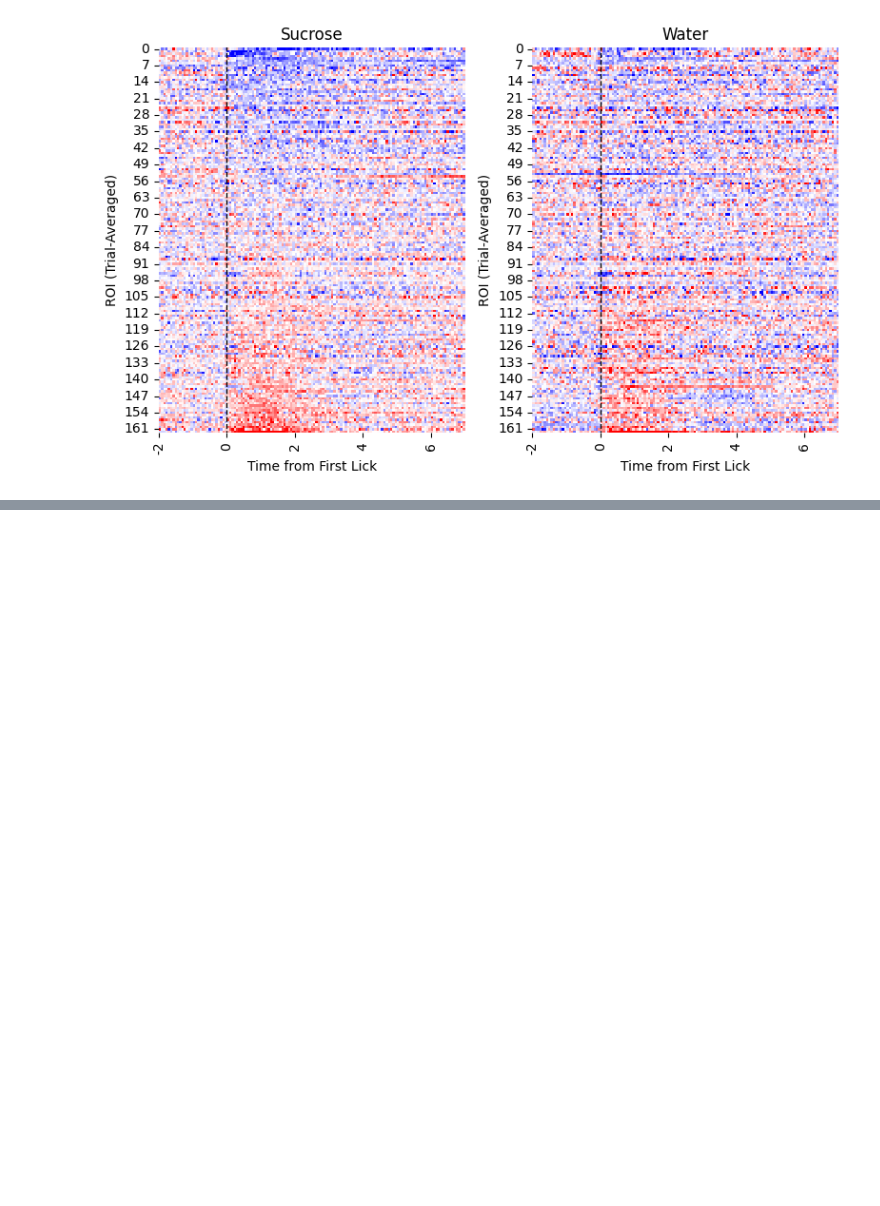
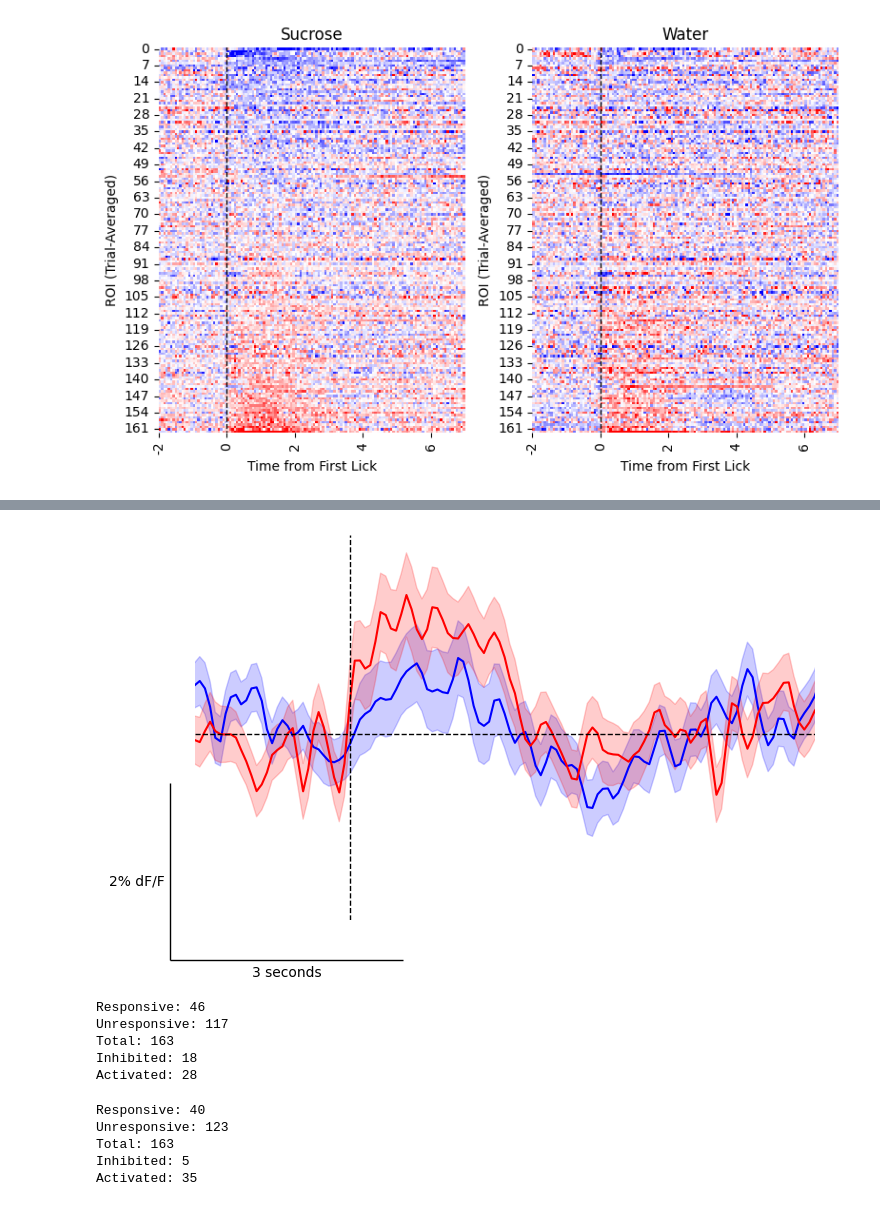
Before and after one commit to RohanSavani/PVN_GLP1R_2P, a Jupyter notebook: src/notebooks/sucrosewater.ipynb, the cells around one changed output, grey strips where cells are left out. Drawn from its saved outputs; the diff is of its cells as text; code cells hidden in the pictures; blank space fills up the shorter version.

```diff
--- a/src/notebooks/sucrosewater.ipynb
+++ b/src/notebooks/sucrosewater.ipynb
@@ -60,0 +95,36 @@ fig.tight_layout()
+# %%
+
+fig, ax = plt.subplots(1, figsize=(8, 5))
+avg_f_suc = np.nanmean(f_suc, axis=0)
+avg_f_w = np.nanmean(f_w, axis=0)
+ax.plot(np.arange(0, 225), avg_f_suc, color = 'blue', label = 'Activated')
+ax.plot(np.arange(0, 225), avg_f_w, color = 'red', label = 'Inhibited')
+ax.fill_between(np.arange(0, 225), avg_f_suc - stats.sem(f_suc, axis=0), avg_f_suc + stats.sem(f_suc, axis=0), color = 'blue', alpha = 0.2)
+ax.fill_between(np.arange(0, 225), avg_f_w - stats.sem(f_w, axis=0), avg_f_w + stats.sem(f_w, axis=0), color = 'red', alpha = 0.2)
+ax.axvline(x = 75, color = 'black', linestyle = '--', lw = 1)
+ax.axhline(y= 1, color = 'black', linestyle = '--', lw = 1)
+sns.despine(left = True, bottom = True)
+ax.set_xticks([])
+ax.set_yticks([])
+ax.set_xlim(left = 45, right = 165)
+sb = add_scalebar(ax, matchx=False, sizex=3*15, labelx='3 seconds', matchy=False, sep=4, sizey=0.02, labely='2% dF/F',loc='lower left', bbox_to_anchor=(10, 1, 0.1, 0.4))
+# %% [output]
+[figure, added]
+# %%
+sucrose_activated_pvals, sucrose_inhibited_pvals, pvals, null_stats, Wobs = c2p.circ_shift(all_f_suc, aligned_suc, alpha=0.05, base_pre = slice(75, 105), base_post = slice(150, 180),
+              stim_pre = slice(75, 105), stim_post = slice(75, 105))
+# %% [output]
+Responsive: 46
+Unresponsive: 117
+Total: 163
+Inhibited: 18
+Activated: 28
+# %%
+sucrose_activated_pvals, sucrose_inhibited_pvals, pvals, null_stats, Wobs = c2p.circ_shift(all_f_w, aligned_w, alpha=0.05, base_pre = slice(75, 105), base_post = slice(150, 180),
+              stim_pre = slice(75, 105), stim_post = slice(75, 105))
+# %% [output]
+Responsive: 40
+Unresponsive: 123
+Total: 163
+Inhibited: 5
+Activated: 35
```
Also changed, not shown: parts of 4 cells of this notebook, 5 other files.
